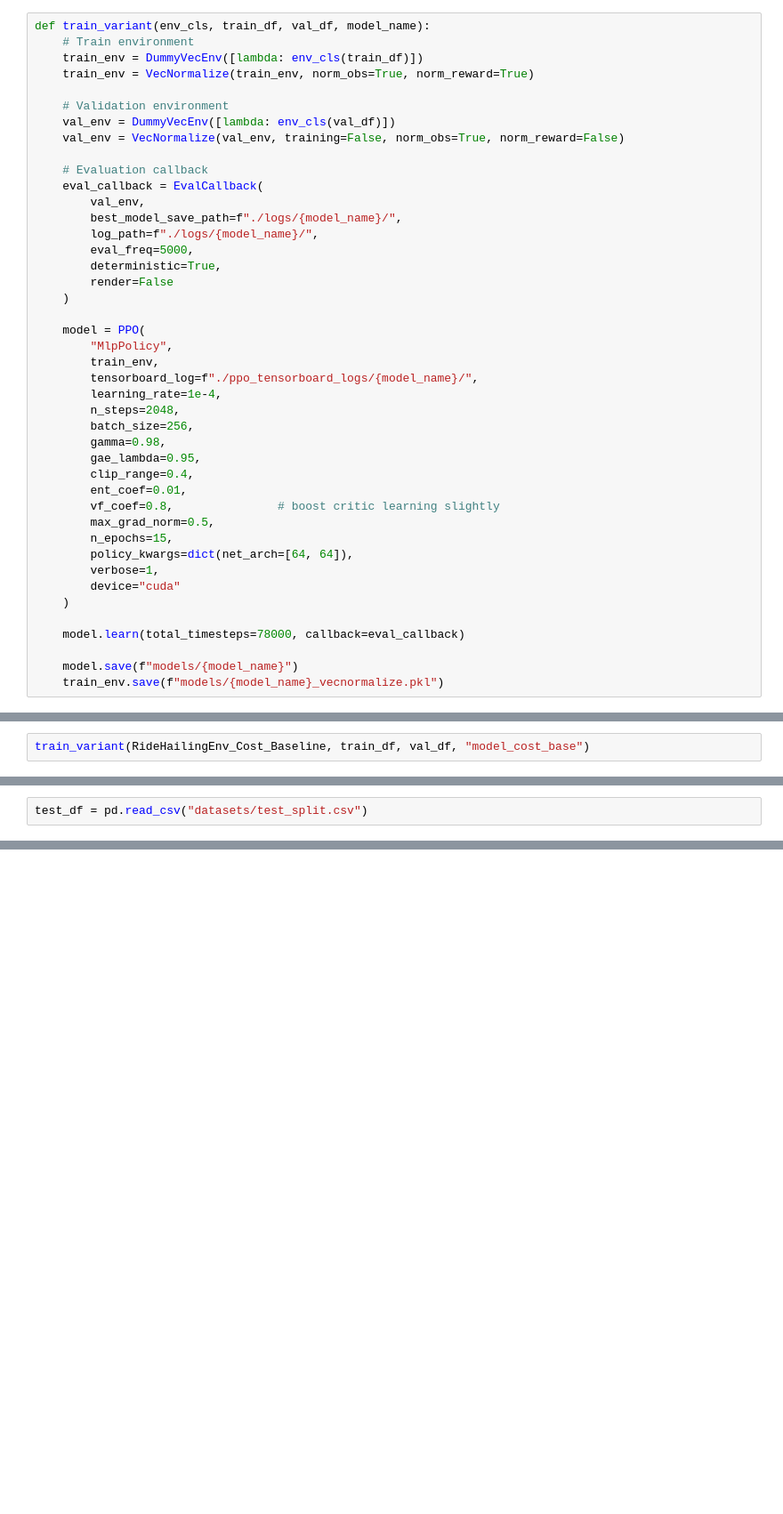
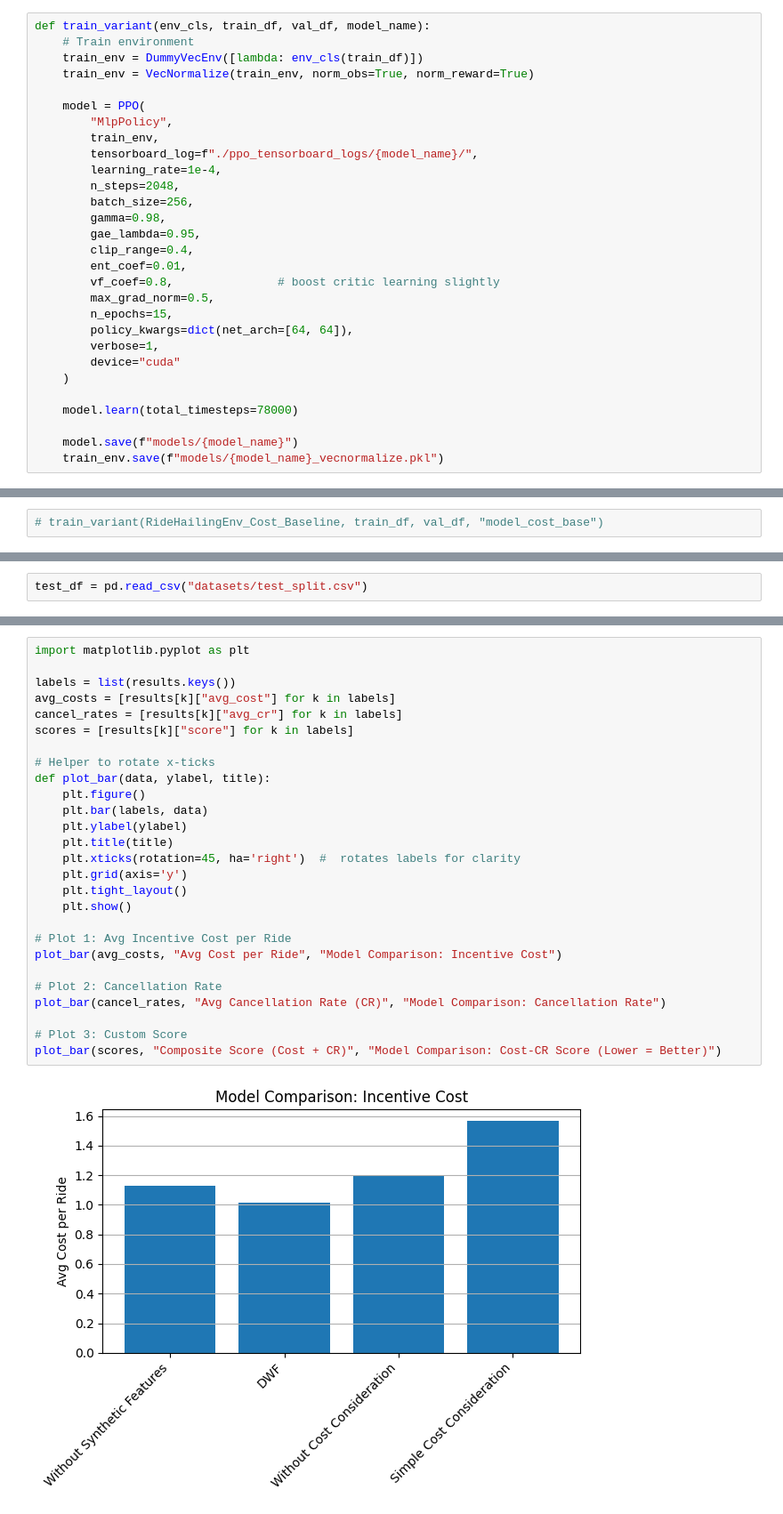
Before and after one commit to Induwara049/DWF, a Jupyter notebook: dwf_benchmarking_pipeline_v4_final.ipynb, the cells around one changed output, grey strips where cells are left out. Shown at 89% size. Drawn from its saved outputs; the diff is of its cells as text; blank space fills up the shorter version.

```diff
--- a/dwf_benchmarking_pipeline_v4_final.ipynb
+++ b/dwf_benchmarking_pipeline_v4_final.ipynb
@@ -175,20 +314,6 @@ def train_variant(env_cls, train_df, val_df, model_name):
     # Train environment
     train_env = DummyVecEnv([lambda: env_cls(train_df)])
     train_env = VecNormalize(train_env, norm_obs=True, norm_reward=True)
-
-    # Validation environment
-    val_env = DummyVecEnv([lambda: env_cls(val_df)])
-    val_env = VecNormalize(val_env, training=False, norm_obs=True, norm_reward=False)
-
-    # Evaluation callback
-    eval_callback = EvalCallback(
-        val_env,
-        best_model_save_path=f"./logs/{model_name}/",
-        log_path=f"./logs/{model_name}/",
-        eval_freq=5000,
-        deterministic=True,
-        render=False
-    )
 
     model = PPO(
         "MlpPolicy",
@@ -209,7 +334,7 @@ def train_variant(env_cls, train_df, val_df, model_name):
         device="cuda"
     )
 
-    model.learn(total_timesteps=78000, callback=eval_callback)
+    model.learn(total_timesteps=78000)
 
     model.save(f"models/{model_name}")
     train_env.save(f"models/{model_name}_vecnormalize.pkl")
@@ -218,2 +361,2 @@ train_variant(RideHailingEnv_Feature_Baseline, train_df, val_df, "model_feature_
 # %%
-train_variant(RideHailingEnv_Cost_Baseline, train_df, val_df, "model_cost_base")
+# train_variant(RideHailingEnv_Cost_Baseline, train_df, val_df, "model_cost_base")
@@ -280,0 +527,29 @@ test_df = pd.read_csv("datasets/test_split.csv")
+# %%
+import matplotlib.pyplot as plt
+
+labels = list(results.keys())
+avg_costs = [results[k]["avg_cost"] for k in labels]
+cancel_rates = [results[k]["avg_cr"] for k in labels]
+scores = [results[k]["score"] for k in labels]
+
+# Helper to rotate x-ticks
+def plot_bar(data, ylabel, title):
+    plt.figure()
+    plt.bar(labels, data)
+    plt.ylabel(ylabel)
+    plt.title(title)
+    plt.xticks(rotation=45, ha='right')  #  rotates labels for clarity
+    plt.grid(axis='y')
+    plt.tight_layout()
+    plt.show()
+
+# Plot 1: Avg Incentive Cost per Ride
+plot_bar(avg_costs, "Avg Cost per Ride", "Model Comparison: Incentive Cost")
+
+# Plot 2: Cancellation Rate
+plot_bar(cancel_rates, "Avg Cancellation Rate (CR)", "Model Comparison: Cancellation Rate")
+
+# Plot 3: Custom Score
+plot_bar(scores, "Composite Score (Cost + CR)", "Model Comparison: Cost-CR Score (Lower = Better)")
+# %% [output]
+[figure, added]
```
Also changed, not shown: parts of 15 cells of this notebook, 2 other files.
